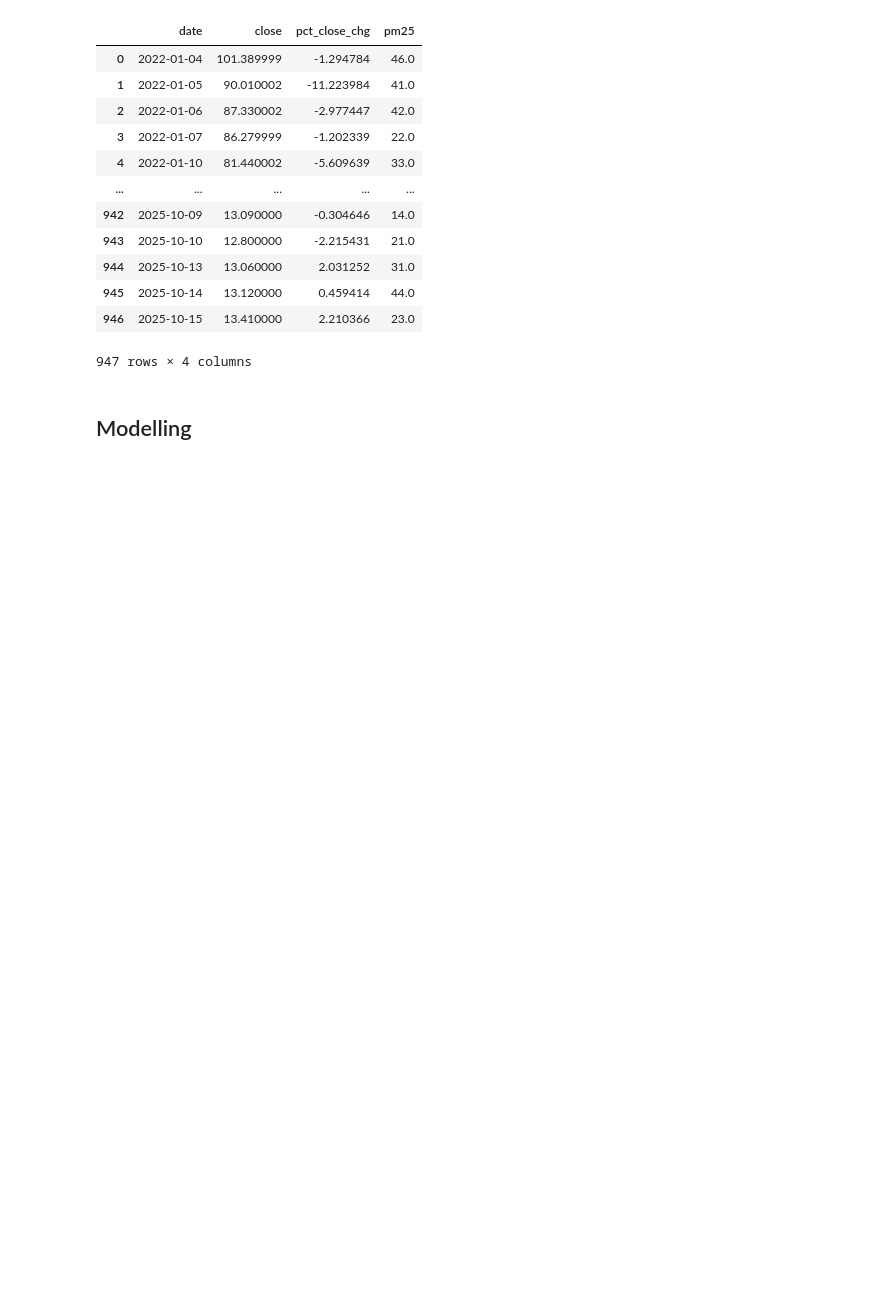
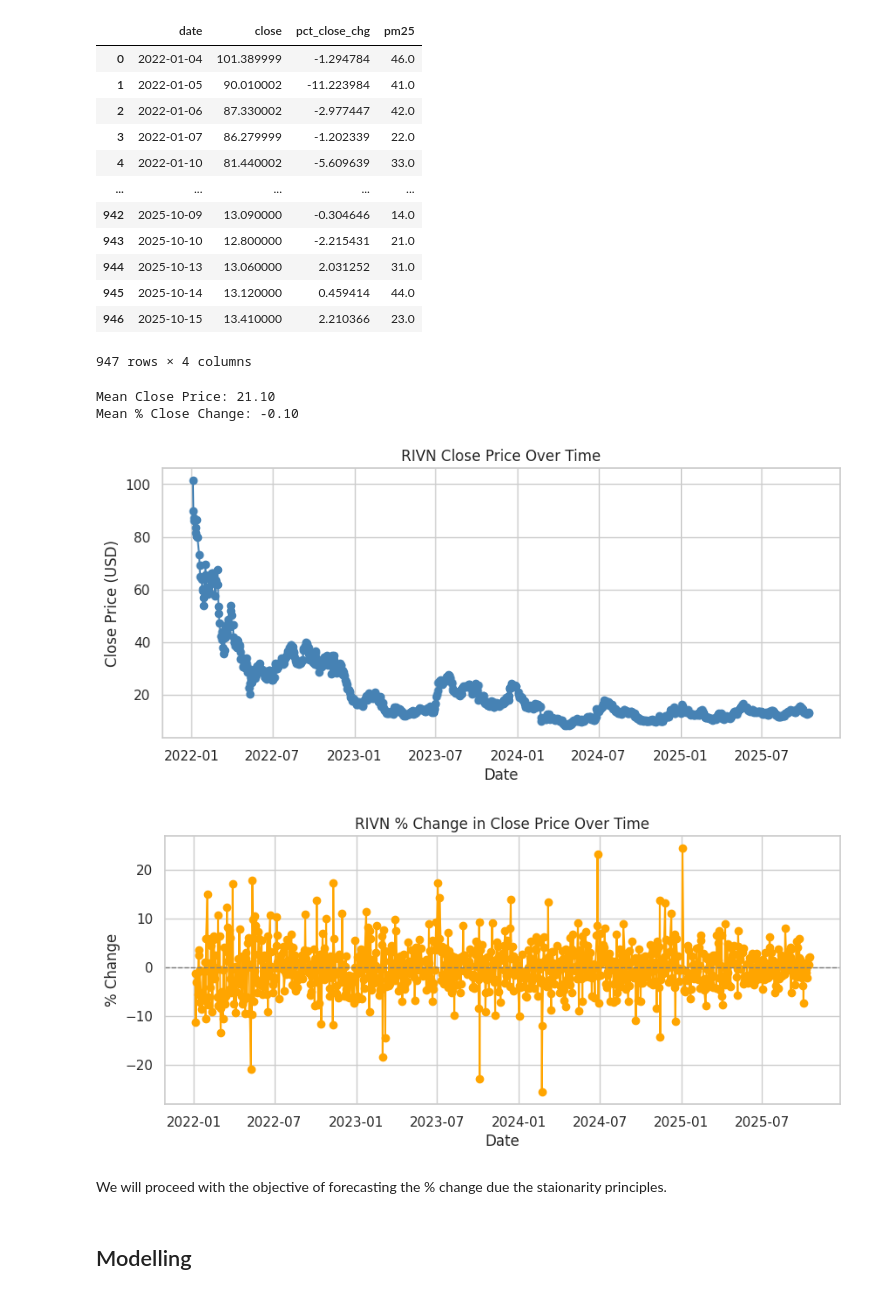
Before and after one commit to jahnavi-maddhuri/emissions-to-equities, a Jupyter notebook: pm25_corr_analysis.ipynb, the cells around one changed output. Drawn from its saved outputs; the diff is of its cells as text; code cells hidden in the pictures; blank space fills up the shorter version.

```diff
--- a/pm25_corr_analysis.ipynb
+++ b/pm25_corr_analysis.ipynb
@@ -182,6 +182,39 @@ rivn_join
 | 945 | 2025-10-14 | 13.120000 | 0.459414 | 44.0 |
 | 946 | 2025-10-15 | 13.410000 | 2.210366 | 23.0 |
 947 rows × 4 columns
+# %%
+# --- Calculate means ---
+mean_close = rivn_join["close"].mean()
+mean_pct_change = rivn_join["pct_close_chg"].mean()
+
+print(f"Mean Close Price: {mean_close:.2f}")
+print(f"Mean % Close Change: {mean_pct_change:.2f}")
+
+# --- Plot Close Price ---
+plt.figure(figsize=(10, 4))
+plt.plot(rivn_join["date"], rivn_join["close"], marker="o", color="steelblue")
+plt.title("RIVN Close Price Over Time")
+plt.xlabel("Date")
+plt.ylabel("Close Price (USD)")
+plt.grid(True)
+plt.show()
+
+# --- Plot % Change in Close ---
+plt.figure(figsize=(10, 4))
+plt.plot(rivn_join["date"], rivn_join["pct_close_chg"], marker="o", color="orange")
+plt.title("RIVN % Change in Close Price Over Time")
+plt.xlabel("Date")
+plt.ylabel("% Change")
+plt.axhline(0, color="gray", linestyle="--", linewidth=1)
+plt.grid(True)
+plt.show()
+# %% [output]
+Mean Close Price: 21.10
+Mean % Close Change: -0.10
+[figure, added]
+[figure, added]
+# %% [markdown]
+We will proceed with the objective of forecasting the % change due the staionarity principles.
 # %% [markdown]
 ## Modelling
 # %% [markdown]
```
Also changed, not shown: parts of 1 cell of this notebook.
